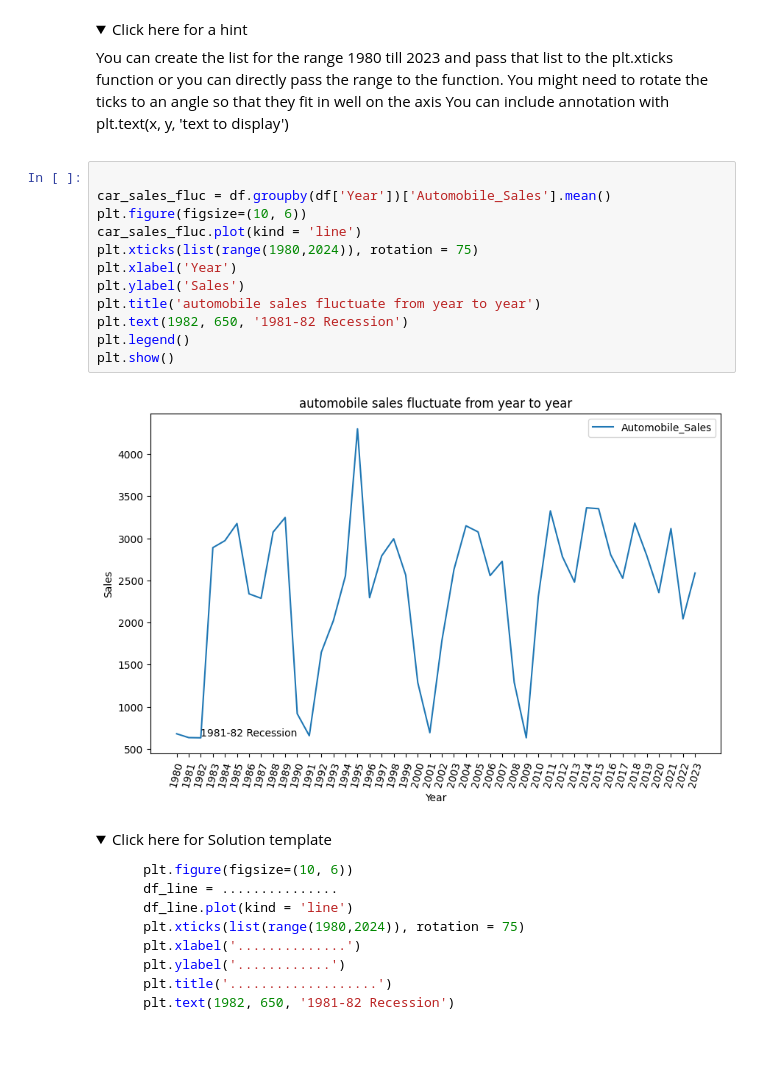
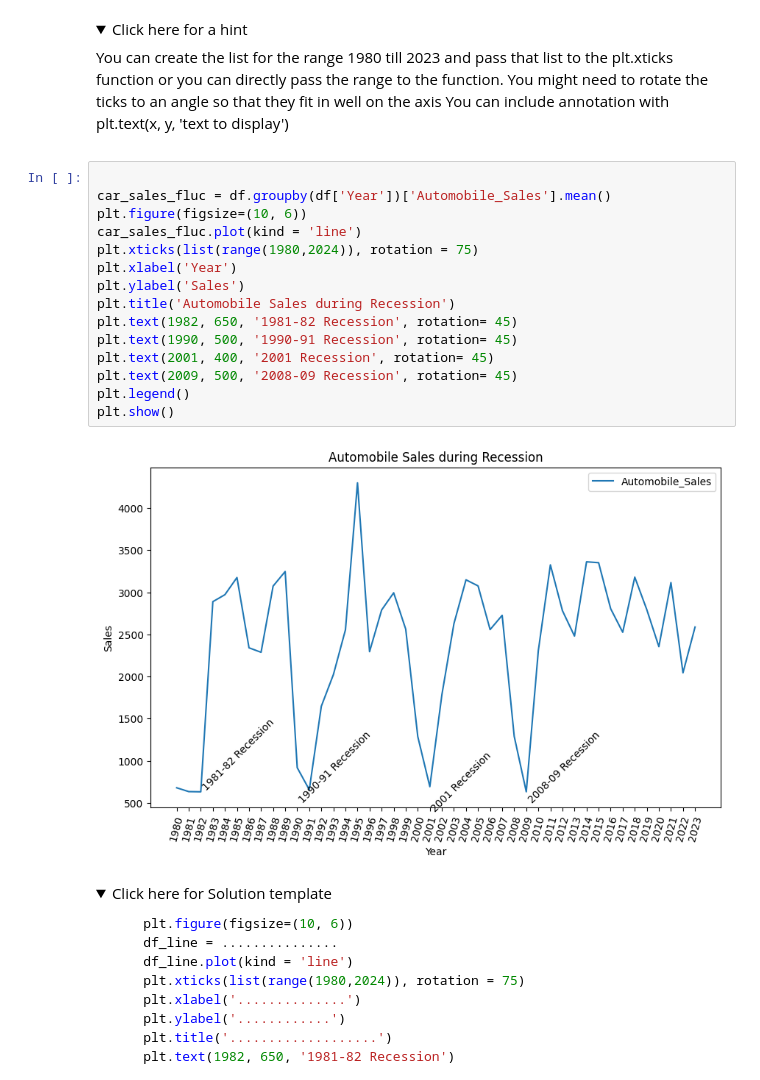
Before and after one commit to tranttha/IBM-DS-Course, a Jupyter notebook: Course 8 Data visulization with python/Module 5 Final Project /5.2 Final Project /Exercise-Final-Assignment-Part-1-20230614-1686700800.jupyterlite.ipynb, the cells around one changed output. Drawn from its saved outputs; the diff is of its cells as text; folded sections open; blank space fills up the shorter version.

```diff
--- a/Course 8 Data visulization with python/Module 5 Final Project /5.2 Final Project /Exercise-Final-Assignment-Part-1-20230614-1686700800.jupyterlite.ipynb
+++ b/Course 8 Data visulization with python/Module 5 Final Project /5.2 Final Project /Exercise-Final-Assignment-Part-1-20230614-1686700800.jupyterlite.ipynb
@@ -235,17 +235,20 @@ ticks on x- axis with all the years, to identify the years of recession
 # %%
 
 car_sales_fluc = df.groupby(df['Year'])['Automobile_Sales'].mean()
 plt.figure(figsize=(10, 6))
 car_sales_fluc.plot(kind = 'line')
 plt.xticks(list(range(1980,2024)), rotation = 75)
 plt.xlabel('Year')
 plt.ylabel('Sales')
-plt.title('automobile sales fluctuate from year to year')
-plt.text(1982, 650, '1981-82 Recession')
+plt.title('Automobile Sales during Recession')
+plt.text(1982, 650, '1981-82 Recession', rotation= 45)
+plt.text(1990, 500, '1990-91 Recession', rotation= 45)
+plt.text(2001, 400, '2001 Recession', rotation= 45)
+plt.text(2009, 500, '2008-09 Recession', rotation= 45)
 plt.legend()
 plt.show()
 # %% [output]
-[figure, old version]
+[figure, new version]
 # %% [markdown]
 <details>
     <summary>Click here for Solution template</summary>
```
Also changed, not shown: parts of 8 cells of this notebook, 1 other file.
